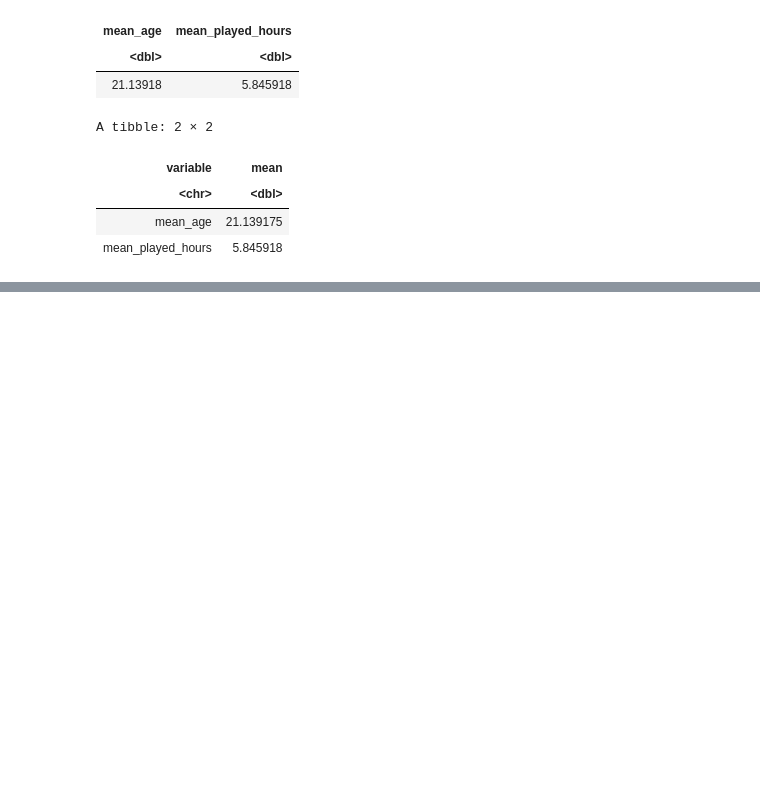
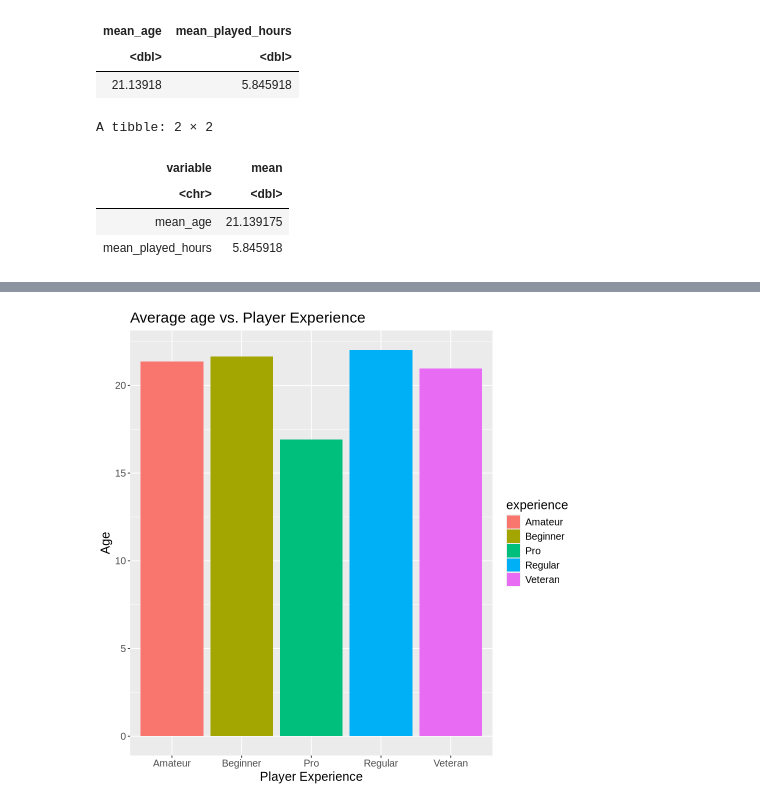
Before and after one commit to Amisha-B32/individual_project_repo, a Jupyter notebook: individual_project.ipynb, the cells around one changed output, grey strips where cells are left out. Drawn from its saved outputs; the diff is of its cells as text; code cells hidden in the pictures; blank space fills up the shorter version.

```diff
--- a/individual_project.ipynb
+++ b/individual_project.ipynb
@@ -55,0 +76,21 @@ A tibble: 2 × 2
+# %%
+#Make exploratory visualizations
+library(ggplot2)
+library(dplyr)
+
+options(repr.plot.width = 8, repr.plot.height = 8)
+age_mean <- players_data |>
+    group_by(experience) |>
+    summarize(mean_age = mean(age, na.rm = TRUE))
+
+experience_plot <- ggplot(age_mean, aes(x = experience, y = mean_age, fill = experience)) +
+    geom_col() +
+    labs(title = "Average age vs. Player Experience",
+         x = "Player Experience",
+         y = "Age") +
+    theme(text = element_text(size = 15))
+
+
+experience_plot
+# %% [output]
+[figure, added]
```
Also changed, not shown: parts of 1 cell of this notebook.
